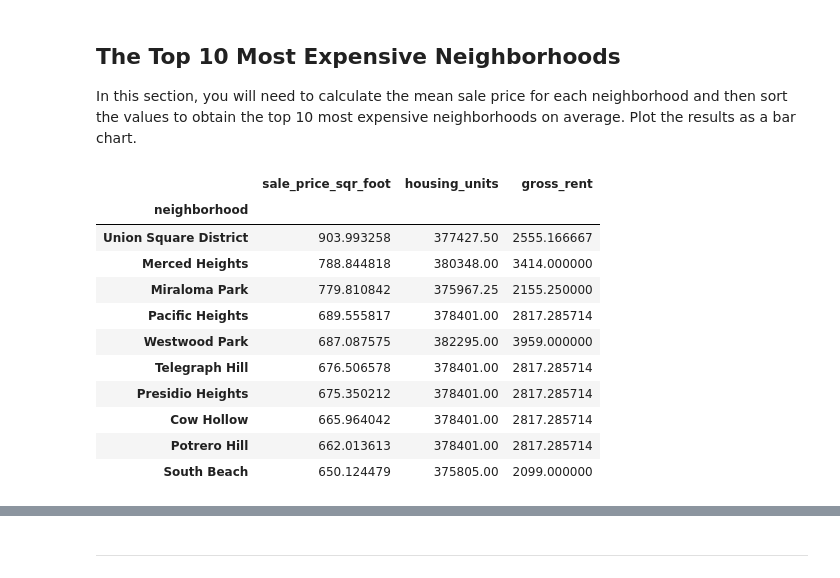
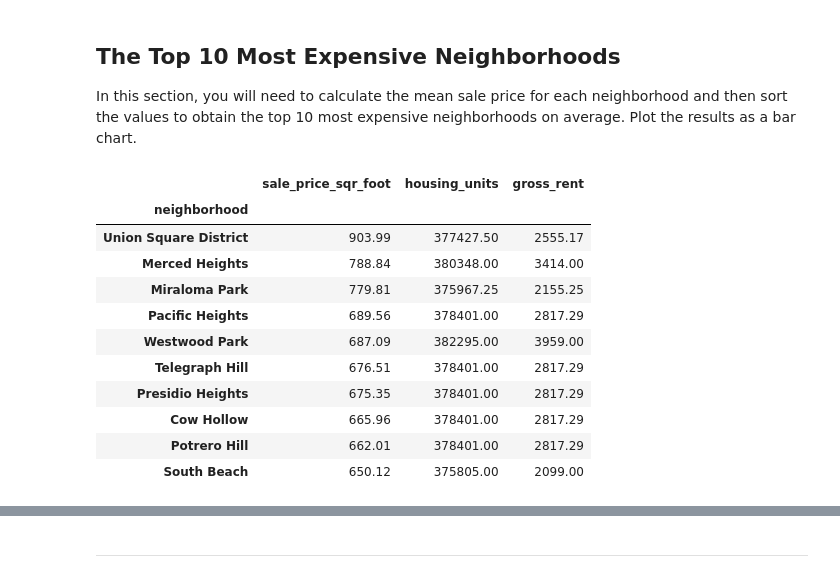
Before and after one commit to Caresir/Pyviz_Investment_Market, a Jupyter notebook: Code/rental_analysis.ipynb, the cells around one changed output, grey strips where cells are left out. Drawn from its saved outputs; the diff is of its cells as text; code cells hidden in the pictures.

```diff
--- a/Code/rental_analysis.ipynb
+++ b/Code/rental_analysis.ipynb
@@ -139,20 +139,22 @@ neighborhood.hvplot(x='year', y='sale_price_sqr_foot', groupby='neighborhood', k
 In this section, you will need to calculate the mean sale price for each neighborhood and then sort the values to obtain the top 10 most expensive neighborhoods on average. Plot the results as a bar chart.
 # %%
 # Getting the data from the top 10 expensive neighborhoods
-top_10 = sfo_data.groupby(['neighborhood']).mean().sort_values('sale_price_sqr_foot', ascending=False).dropna()
-top_10.head(10)
+average_sqr_price = sfo_data.groupby(['neighborhood']).mean().sort_values('sale_price_sqr_foot', ascending=False).dropna()
+top_10 = average_sqr_price.iloc[:10]
+rounded_top_10 = top_10.round(2)
+rounded_top_10
 # %% [output]
 |  | sale_price_sqr_foot | housing_units | gross_rent |
 | neighborhood |  |  |  |
-| Union Square District | 903.993258 | 377427.50 | 2555.166667 |
-| Merced Heights | 788.844818 | 380348.00 | 3414.000000 |
-| Miraloma Park | 779.810842 | 375967.25 | 2155.250000 |
-| Pacific Heights | 689.555817 | 378401.00 | 2817.285714 |
-| Westwood Park | 687.087575 | 382295.00 | 3959.000000 |
-| Telegraph Hill | 676.506578 | 378401.00 | 2817.285714 |
-| Presidio Heights | 675.350212 | 378401.00 | 2817.285714 |
-| Cow Hollow | 665.964042 | 378401.00 | 2817.285714 |
-| Potrero Hill | 662.013613 | 378401.00 | 2817.285714 |
-| South Beach | 650.124479 | 375805.00 | 2099.000000 |
+| Union Square District | 903.99 | 377427.50 | 2555.17 |
+| Merced Heights | 788.84 | 380348.00 | 3414.00 |
+| Miraloma Park | 779.81 | 375967.25 | 2155.25 |
+| Pacific Heights | 689.56 | 378401.00 | 2817.29 |
+| Westwood Park | 687.09 | 382295.00 | 3959.00 |
+| Telegraph Hill | 676.51 | 378401.00 | 2817.29 |
+| Presidio Heights | 675.35 | 378401.00 | 2817.29 |
+| Cow Hollow | 665.96 | 378401.00 | 2817.29 |
+| Potrero Hill | 662.01 | 378401.00 | 2817.29 |
+| South Beach | 650.12 | 375805.00 | 2099.00 |
 # %%
 # Plotting the data from the top 10 expensive neighborhoods
```
Also changed, not shown: parts of 2 cells of this notebook.
